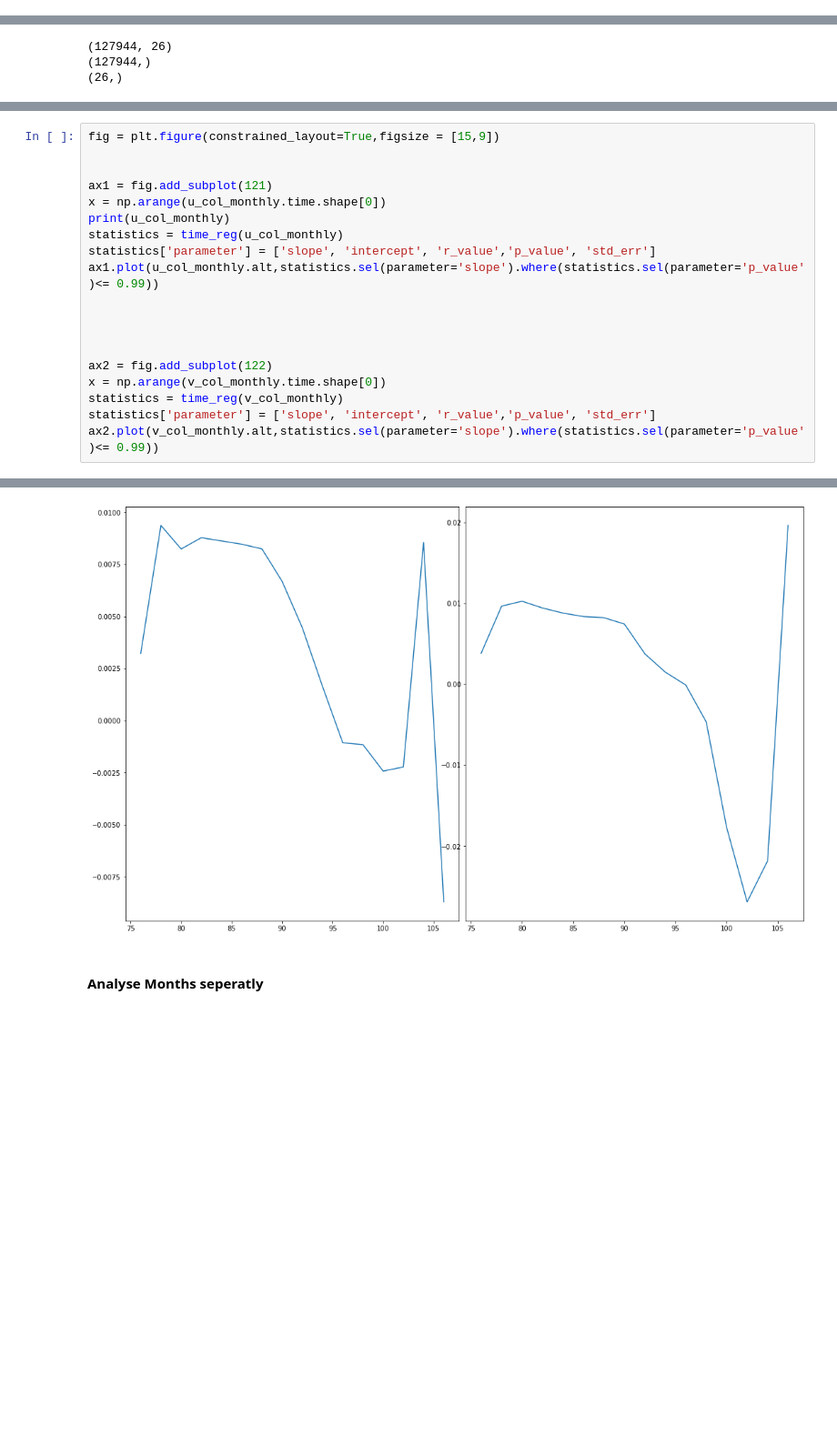
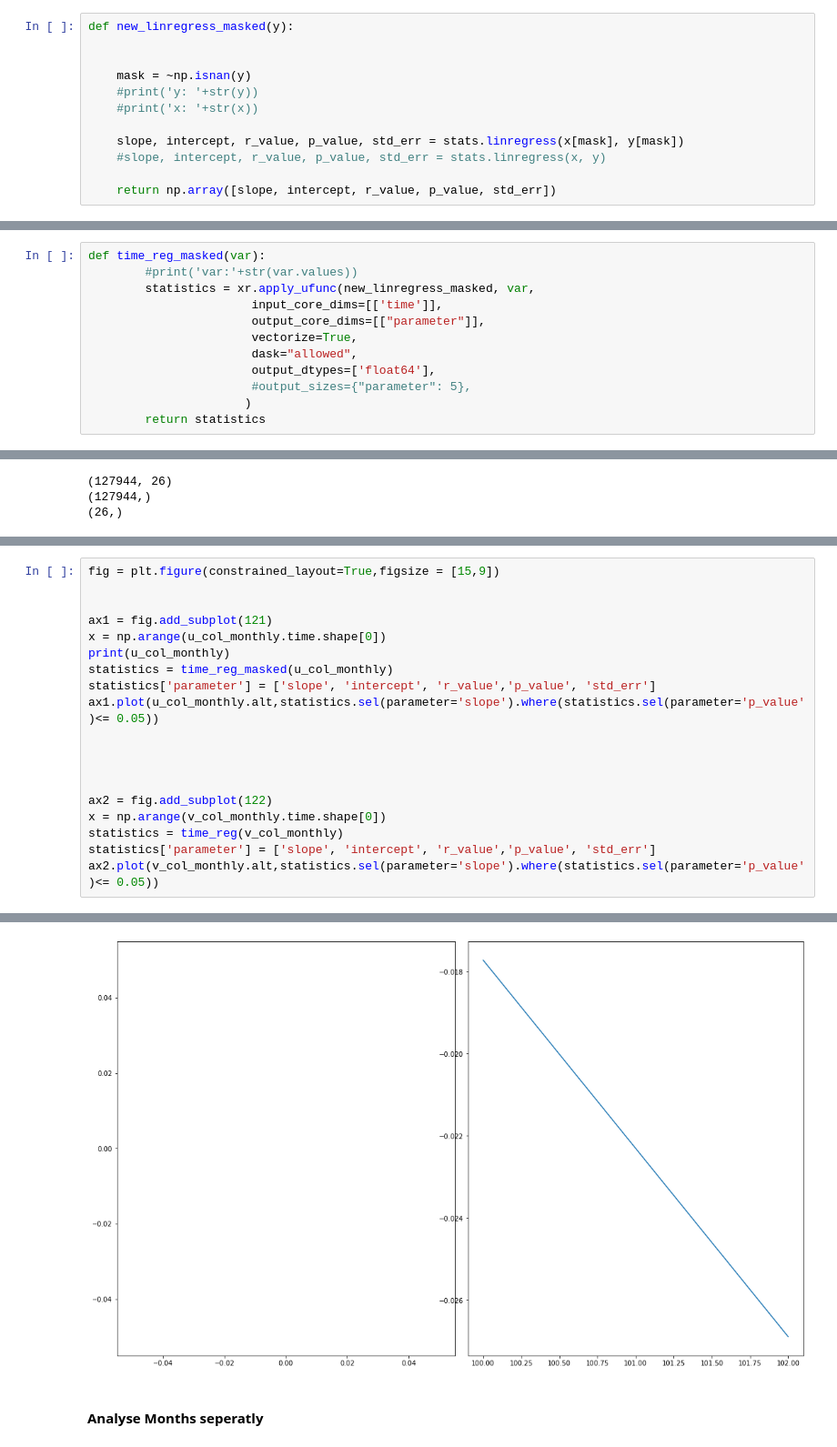
Before and after one commit to VACILT/trends_project, a Jupyter notebook: data_introduction_jason.ipynb, the cells around one changed output, grey strips where cells are left out. Shown at 91% size. Cells and saved outputs as stored; diff of their text form; blank space fills up the shorter version.

```diff
--- a/data_introduction_jason.ipynb
+++ b/data_introduction_jason.ipynb
@@ -66,6 +65,18 @@ def new_linregress(y):
     slope, intercept, r_value, p_value, std_err = stats.linregress(x, y)
 
     return np.array([slope, intercept, r_value, p_value, std_err])
+# %%
+def new_linregress_masked(y):
+
+
+    mask = ~np.isnan(y)
+    #print('y: '+str(y))
+    #print('x: '+str(x))
+
+    slope, intercept, r_value, p_value, std_err = stats.linregress(x[mask], y[mask])
+    #slope, intercept, r_value, p_value, std_err = stats.linregress(x, y)
+
+    return np.array([slope, intercept, r_value, p_value, std_err])
 # %%
 def time_reg(var):
         #print('var:'+str(var.values))
@@ -78,6 +89,18 @@ def time_reg(var):
                        #output_sizes={"parameter": 5},
                       )
         return statistics
+# %%
+def time_reg_masked(var):
+        #print('var:'+str(var.values))
+        statistics = xr.apply_ufunc(new_linregress_masked, var,
+                       input_core_dims=[['time']],
+                       output_core_dims=[["parameter"]],
+                       vectorize=True,
+                       dask="allowed",
+                       output_dtypes=['float64'],
+                       #output_sizes={"parameter": 5},
+                      )
+        return statistics
 # %%
 def is_mon(month,sta,end):
     return (month >= sta) & (month <= end)
@@ -173,9 +200,9 @@ fig = plt.figure(constrained_layout=True,figsize = [15,9])
 ax1 = fig.add_subplot(121)
 x = np.arange(u_col_monthly.time.shape[0])
 print(u_col_monthly)
-statistics = time_reg(u_col_monthly)
+statistics = time_reg_masked(u_col_monthly)
 statistics['parameter'] = ['slope', 'intercept', 'r_value','p_value', 'std_err']
-ax1.plot(u_col_monthly.alt,statistics.sel(parameter='slope').where(statistics.sel(parameter='p_value')<= 0.99))
+ax1.plot(u_col_monthly.alt,statistics.sel(parameter='slope').where(statistics.sel(parameter='p_value')<= 0.05))
 
 
 
@@ -184,7 +211,7 @@ ax2 = fig.add_subplot(122)
 x = np.arange(v_col_monthly.time.shape[0])
 statistics = time_reg(v_col_monthly)
 statistics['parameter'] = ['slope', 'intercept', 'r_value','p_value', 'std_err']
-ax2.plot(v_col_monthly.alt,statistics.sel(parameter='slope').where(statistics.sel(parameter='p_value')<= 0.99))
+ax2.plot(v_col_monthly.alt,statistics.sel(parameter='slope').where(statistics.sel(parameter='p_value')<= 0.05))
 # %% [output]
 <xarray.DataArray 'u' (time: 176, alt: 26)>
 dask.array<stack, shape=(176, 26), dtype=float64, chunksize=(1, 26), chunktype=numpy.ndarray>
@@ -229,4 +222,4 @@ y: [         nan  -9.73                nan          nan          nan
-[figure, old version]
+[figure, new version]
 # %% [markdown]
 #### Analyse Months seperatly
 # %%
```
Also changed, not shown: parts of 21 cells of this notebook.
